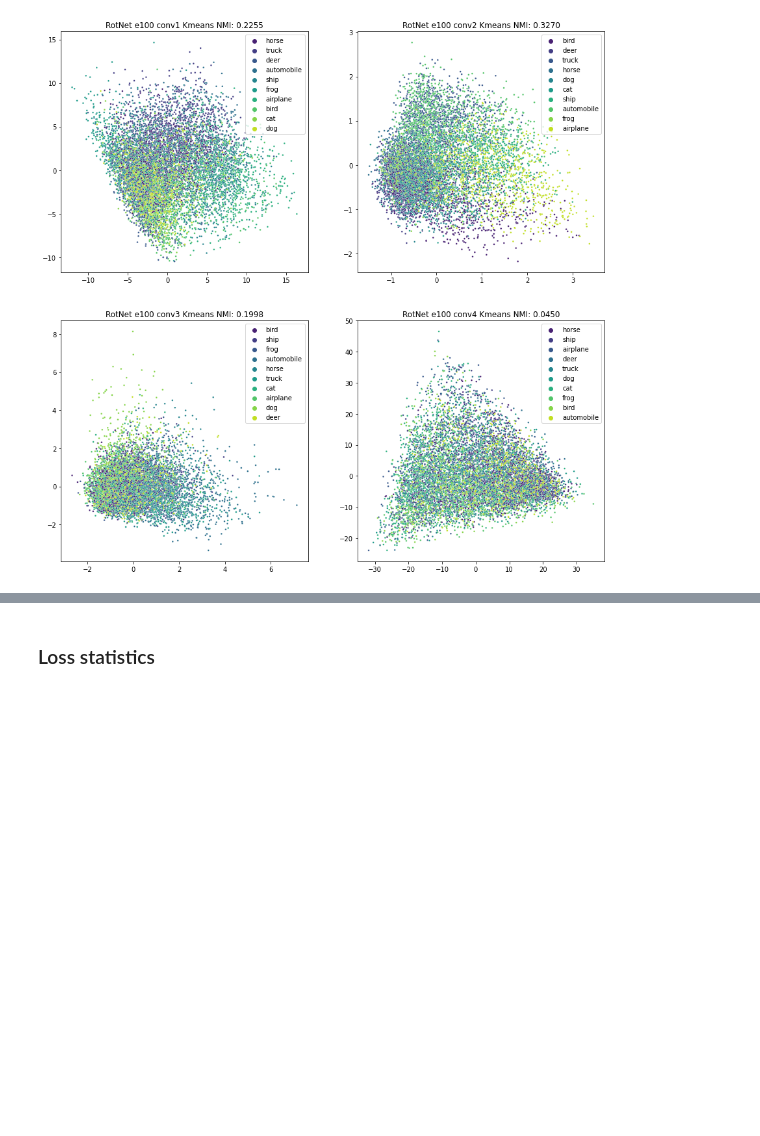
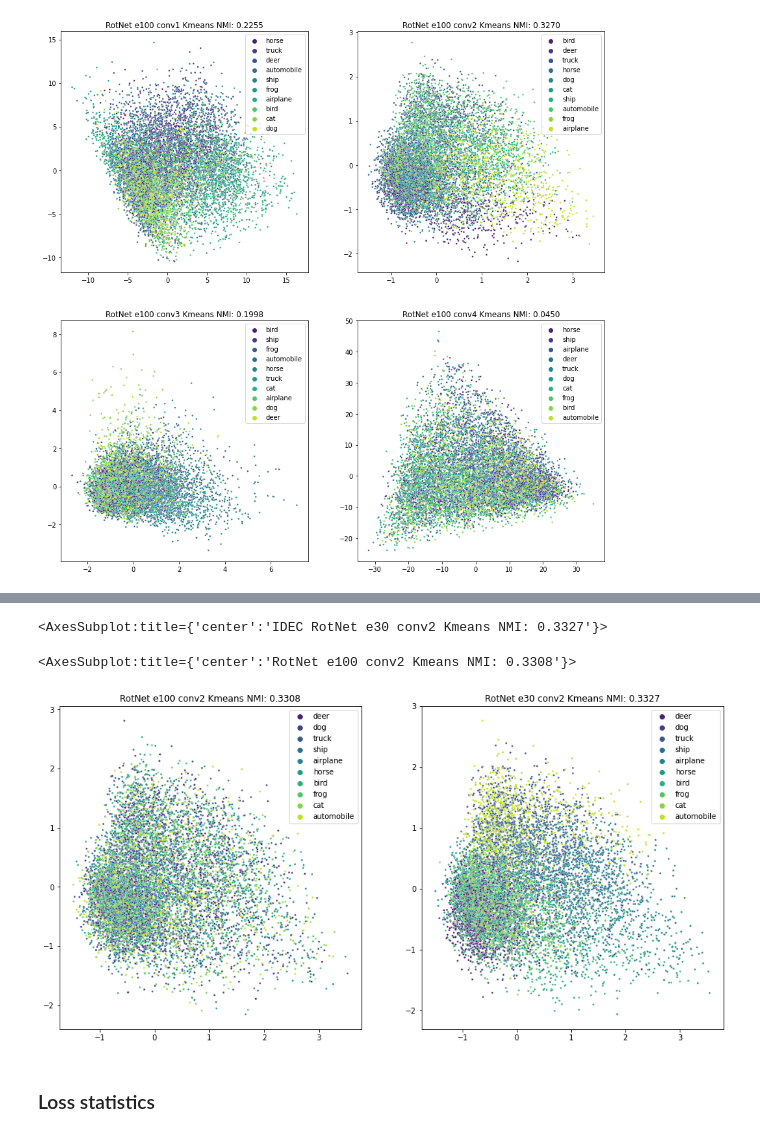
Before and after one commit to AlinaGodun/dcl_b, a Jupyter notebook: RotNetAnalysis2.ipynb, the cells around one changed output, grey strips where cells are left out. Drawn from its saved outputs; the diff is of its cells as text; code cells hidden in the pictures; blank space fills up the shorter version.

Commit message:
idec rotnet trained for 30e + vis

```diff
--- a/RotNetAnalysis2.ipynb
+++ b/RotNetAnalysis2.ipynb
@@ -223,0 +192,5 @@ def train_model(model, batch_size, learning_rate, epochs, data, train, device):
+# %%
+loss = nn.CrossEntropyLoss()
+idec_simclr = IDEC(model, loss, kmeans.cluster_centers_, device)
+train_model(idec_simclr, batch_size, 0.0008, 30, data, train, device)
+print('Finished')
@@ -223,0 +207,41 @@ def train_model(model, batch_size, learning_rate, epochs, data, train, device):
+# %%
+rotnet = RotNet(num_classes=4, num_blocks=4)
+
+state_dict = torch.load(f'trained_models/pretrained_RotNet.pth', map_location='cpu')
+rotnet.load_state_dict(state_dict)
+rotnet.to(device)
+# %%
+rotnet_ver = f'RotNet e100 conv2'
+rotnet_embedded_data, rotnet_labels = rotnet.encode_batchwise(testloader, device, ['conv2'], flatten=True)
+rotnet_lable_classes =[colors_classes[l] for l in rotnet_labels]
+
+rortnet_n_clusters = len(set(labels))
+rotnet_kmeans = KMeans(n_clusters=rortnet_n_clusters)
+rotnet_kmeans.fit(rotnet_embedded_data)
+rotnet_nmi = normalized_mutual_info_score(rotnet_labels, rotnet_kmeans.labels_)
+
+rotnet_pca = PCA(n_components=2)
+rotnet_reduced_data = pca.fit_transform(rotnet_embedded_data)
+# %%
+ver = f'IDEC RotNet e30 conv2'
+embedded_data, labels = idec_simclr.model.encode_batchwise(testloader, device, ['conv2'], flatten=True)
+lable_classes=[colors_classes[l] for l in labels]
+
+n_clusters = len(set(labels))
+kmeans = KMeans(n_clusters=n_clusters)
+kmeans.fit(embedded_data)
+nmi = normalized_mutual_info_score(labels, kmeans.labels_)
+
+pca = PCA(n_components=2)
+reduced_data = pca.fit_transform(embedded_data)
+# %% [output]
+<AxesSubplot:title={'center':'IDEC RotNet e30 conv2 Kmeans NMI: 0.3327'}>
+# %%
+fig, axes = plt.subplots(1,2,figsize=(16,8))
+axes[1].set_title(f'{ver} Kmeans NMI: {nmi:.4f}')
+sns.scatterplot(ax=axes[1], x=reduced_data[:,0], y=reduced_data[:,1], hue=lable_classes, s=7, palette='viridis')
+axes[0].set_title(f'{rotnet_ver} Kmeans NMI: {rotnet_nmi:.4f}')
+sns.scatterplot(ax=axes[0], x=rotnet_reduced_data[:,0], y=rotnet_reduced_data[:,1], hue=lable_classes, s=7, palette='viridis')
+# %% [output]
+<AxesSubplot:title={'center':'RotNet e100 conv2 Kmeans NMI: 0.3308'}>
+[figure, added]
```
Also changed, not shown: parts of 18 cells of this notebook, 2 other files.
